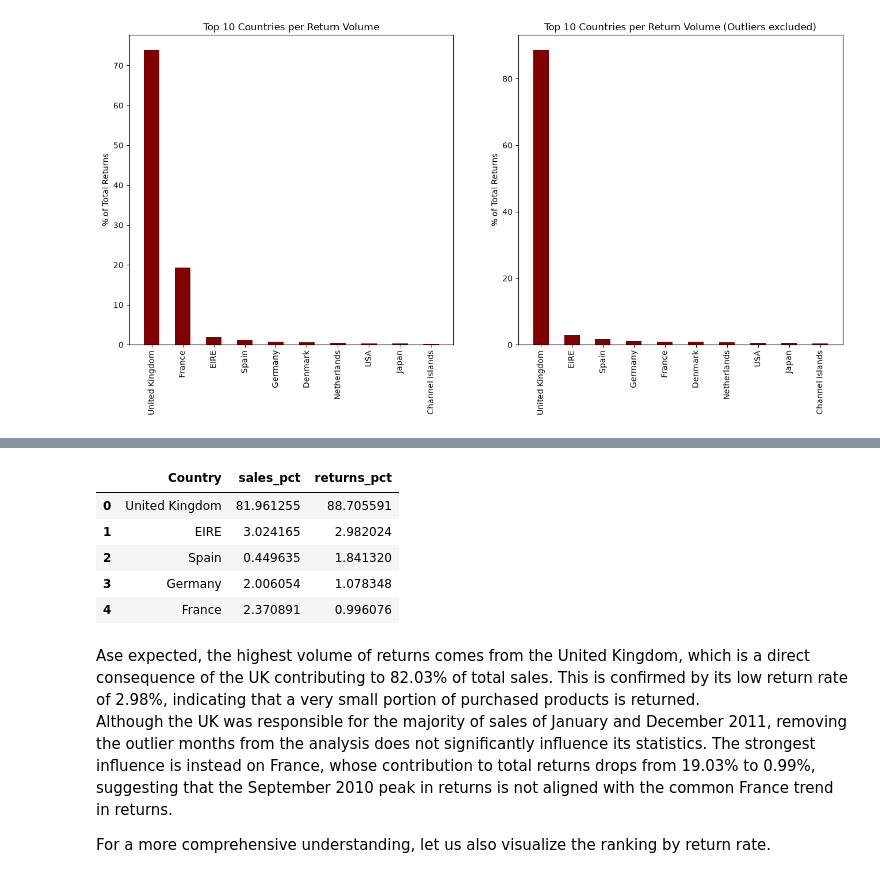
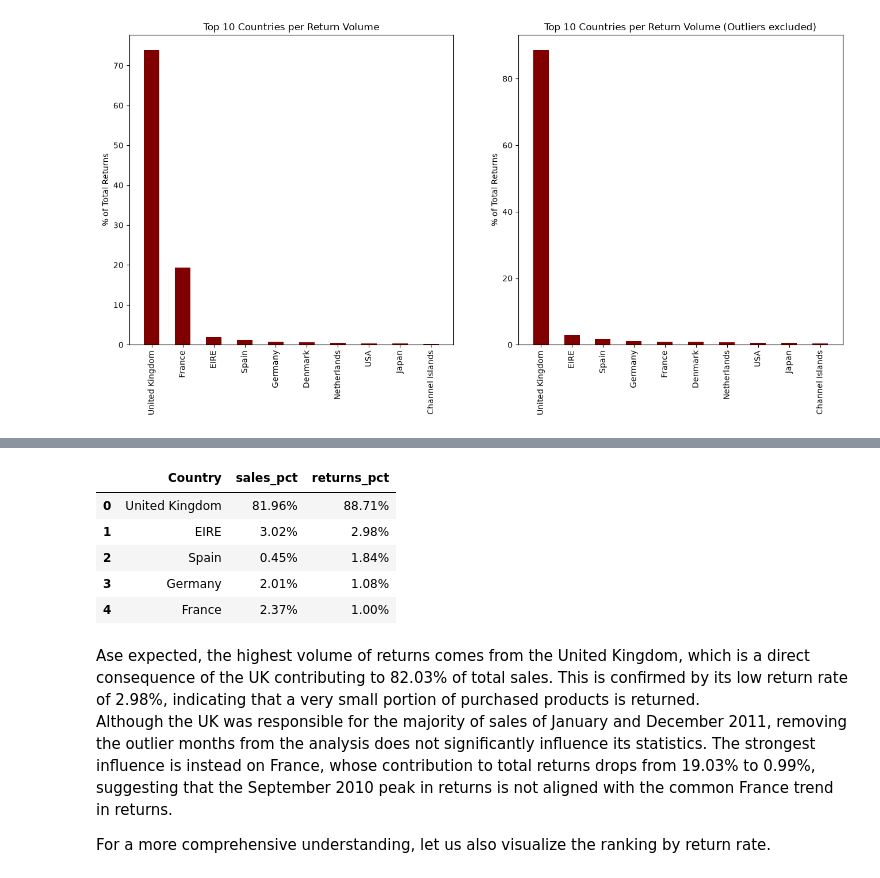
Before and after one commit to Sara-Munafo/retail-sales-analysis, a Jupyter notebook: notebooks/02_business_analysis.ipynb, the cells around one changed output, grey strips where cells are left out. Cells and saved outputs as stored; diff of their text form; code cells hidden in the pictures.

```diff
--- a/notebooks/02_business_analysis.ipynb
+++ b/notebooks/02_business_analysis.ipynb
@@ -1057,12 +1051,15 @@ df_country_ret[["Country","sales_pct","returns_pct"]].head()
 # %%
-df_country_nopeaks[["Country","sales_pct","returns_pct"]].head()
+# For clearer visualization
+df_country_nopeaks[["Country","sales_pct","returns_pct"]].head().style.format({
+    "sales_pct": "{:.2f}%",
+    "returns_pct": "{:.2f}%"})
 # %% [output]
 |  | Country | sales_pct | returns_pct |
-| 0 | United Kingdom | 81.961255 | 88.705591 |
-| 1 | EIRE | 3.024165 | 2.982024 |
-| 2 | Spain | 0.449635 | 1.841320 |
-| 3 | Germany | 2.006054 | 1.078348 |
-| 4 | France | 2.370891 | 0.996076 |
+| 0 | United Kingdom | 81.96% | 88.71% |
+| 1 | EIRE | 3.02% | 2.98% |
+| 2 | Spain | 0.45% | 1.84% |
+| 3 | Germany | 2.01% | 1.08% |
+| 4 | France | 2.37% | 1.00% |
 # %% [markdown]
 Ase expected, the highest volume of returns comes from the United Kingdom, which is a direct consequence of the UK contributing to 82.03% of total sales. This is confirmed by its low return rate of 2.98%, indicating that a very small portion of purchased products is returned.
 Although the UK was responsible for the majority of sales of January and December 2011, removing the outlier months from the analysis does not significantly influence its statistics. The strongest influence is instead on France, whose contribution to total returns drops from 19.03% to 0.99%, suggesting that the September 2010 peak in returns is not aligned with the common France trend in returns.
```
Also changed, not shown: parts of 39 cells of this notebook, 2 other files.
